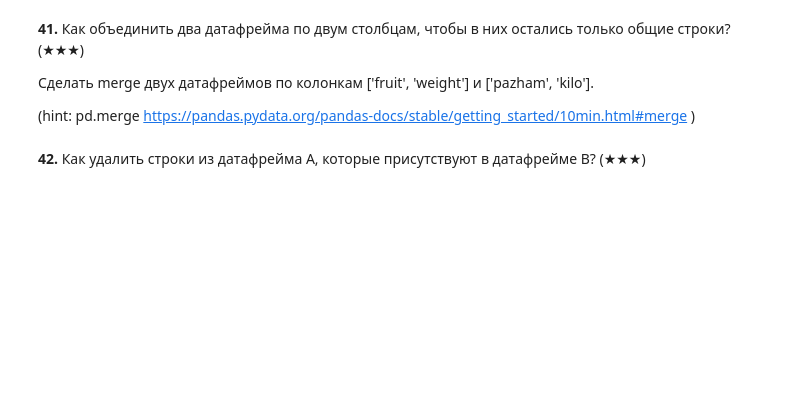
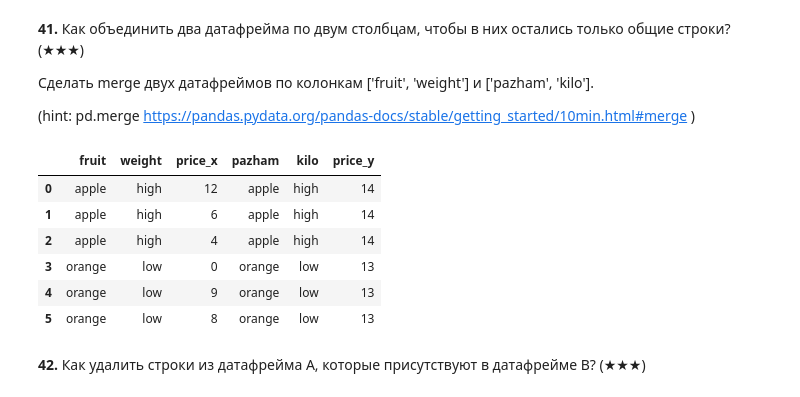
Before and after one commit to igorTyugaev/labs_python_sber, a Jupyter notebook: Homework1ML(IgorTyugaev)_ipynb.ipynb, the cells around one changed output. Cells and saved outputs as stored; diff of their text form; code cells hidden in the pictures; blank space fills up the shorter version.

```diff
--- a/Homework1ML(IgorTyugaev)_ipynb.ipynb
+++ b/Homework1ML(IgorTyugaev)_ipynb.ipynb
@@ -763,13 +657,22 @@ df = pd.DataFrame({'name': ['apple', 'banana', 'orange'] * 3,
 # %%
 df1 = pd.DataFrame({'fruit': ['apple', 'banana', 'orange'] * 3,
                     'weight': ['high', 'medium', 'low'] * 3,
                     'price': np.random.randint(0, 15, 9)})
 
 df2 = pd.DataFrame({'pazham': ['apple', 'orange', 'pine'] * 2,
                     'kilo': ['high', 'low'] * 3,
                     'price': np.random.randint(0, 15, 6)})
 
 #your code
+df1.merge(df2, how = 'inner', left_on=['fruit', 'weight'], right_on=['pazham', 'kilo'])
+# %% [output]
+|  | fruit | weight | price_x | pazham | kilo | price_y |
+| 0 | apple | high | 12 | apple | high | 14 |
+| 1 | apple | high | 6 | apple | high | 14 |
+| 2 | apple | high | 4 | apple | high | 14 |
+| 3 | orange | low | 0 | orange | low | 13 |
+| 4 | orange | low | 9 | orange | low | 13 |
+| 5 | orange | low | 8 | orange | low | 13 |
 # %% [markdown]
 **42\.** Как удалить строки из датафрейма А, которые присутствуют в датафрейме B? (★★★)
 # %%
```
Also changed, not shown: parts of 39 cells of this notebook.
